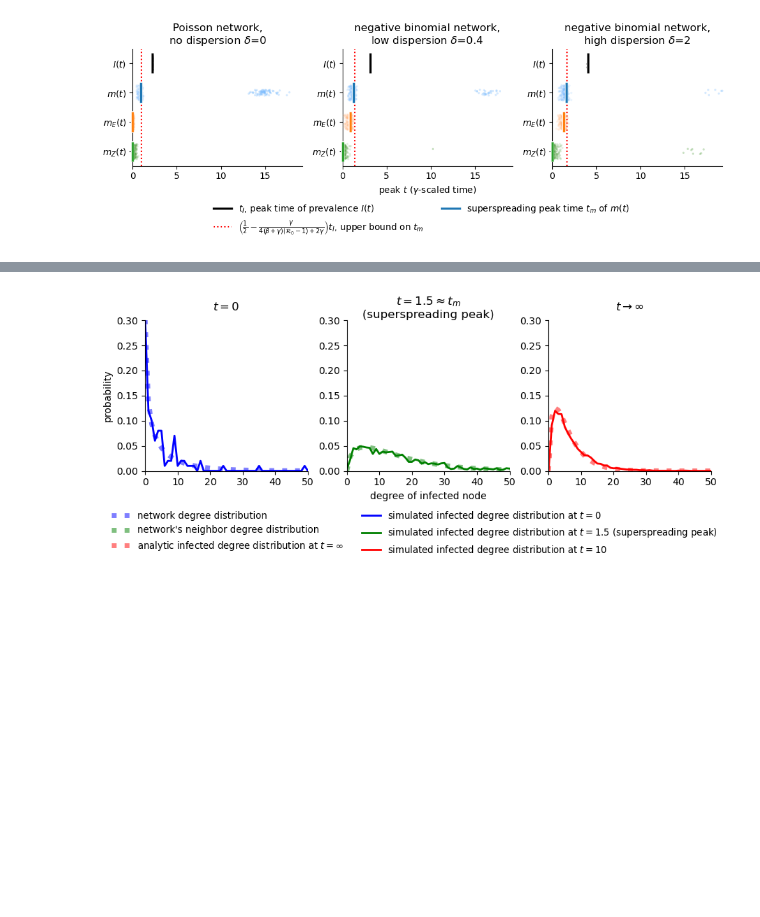
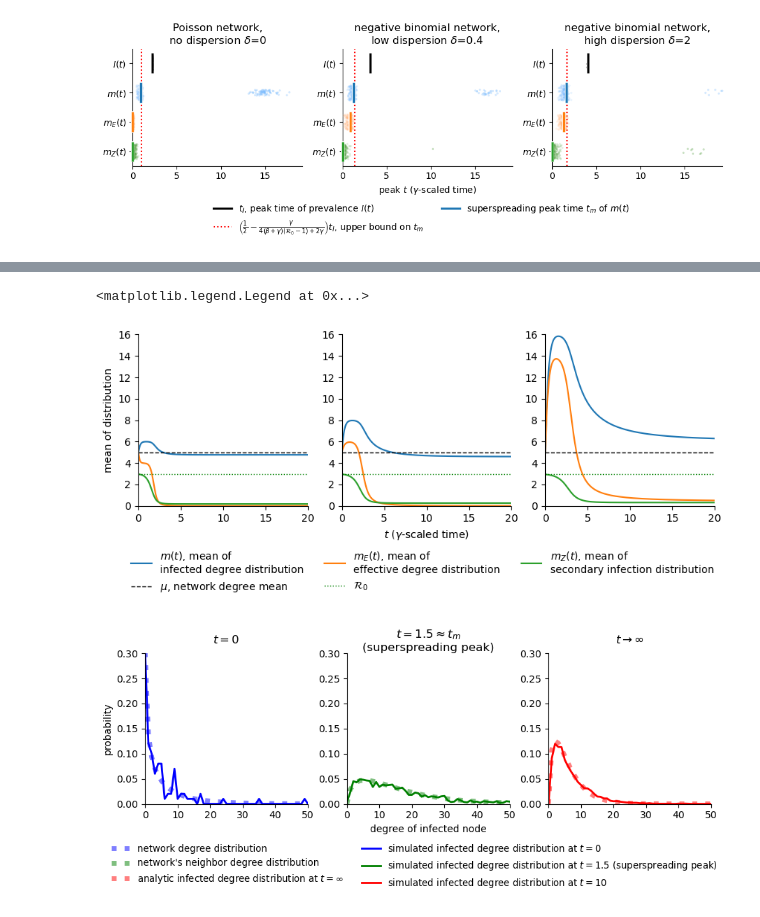
Before and after one commit to freedmanari/infected_degrees, a Jupyter notebook: network_epidemic.ipynb, the cells around one changed output, grey strips where cells are left out. Drawn from its saved outputs; the diff is of its cells as text; code cells hidden in the pictures; blank space fills up the shorter version.

```diff
--- a/network_epidemic.ipynb
+++ b/network_epidemic.ipynb
@@ -1189,3 +1194,57 @@ plt.legend(bbox_to_anchor=(.95, -.2), frameon=False, ncol=2)
+# %%
+fig, ax = plt.subplots(ncols=3)
+fig.set_figheight(3)
+fig.set_figwidth(10)
+
+ax[0].plot(ts_ode, odes_no_dispersion['m'],
+           label='$m(t)$, mean of\ninfected degree distribution')
+ax[0].plot(ts_ode, odes_no_dispersion['mE'],
+           label='$m_E(t)$, mean of\neffective degree distribution')
+ax[0].plot(xs, odes_no_dispersion['mZ'],
+           label='$m_Z(t)$, mean of\nsecondary infection distribution')
+ax[0].axhline(mu, color='black', linestyle='--', linewidth=1,
+              label=r'$\mu$, network degree mean')
+ax[0].axhline(R0, color='green', linestyle=':', linewidth=1,
+              label=r'$\mathcal{R}_0$')
+ax[0].spines['top'].set_visible(False)
+ax[0].spines['right'].set_visible(False)
+ax[0].set_ylabel('mean of distribution')
+ax[0].set_xlim(0,20)
+ax[0].set_ylim(-.05,16)
+ax[0].set_yticks(np.linspace(0,16,9))
+
+ax[1].plot(ts_ode, odes_low_dispersion['m'])
+ax[1].plot(ts_ode, odes_low_dispersion['mE'])
+ax[1].plot(xs, odes_low_dispersion['mZ'])
+ax[1].axhline(mu, color='black', linestyle='--', linewidth=1)
+ax[1].axhline(R0, color='green', linestyle=':', linewidth=1)
+ax[1].spines['top'].set_visible(False)
+ax[1].spines['right'].set_visible(False)
+ax[1].set_xlabel('$t$ ($\gamma$-scaled time)')
+ax[1].set_xlim(0,20)
+ax[1].set_ylim(-.05,16)
+ax[1].set_yticks(np.linspace(0,16,9))
+
+ax[2].plot(ts_ode, odes_high_dispersion['m'])
+ax[2].plot(ts_ode, odes_high_dispersion['mE'])
+ax[2].plot(xs, odes_high_dispersion['mZ'])
+ax[2].axhline(mu, color='black', linestyle='--', linewidth=1)
+ax[2].axhline(R0, color='green', linestyle=':', linewidth=1)
+ax[2].spines['top'].set_visible(False)
+ax[2].spines['right'].set_visible(False)
+ax[2].set_xlim(0,20)
+ax[2].set_ylim(-.05,16)
+ax[2].set_yticks(np.linspace(0,16,9))
+
+handles, labels = ax[0].get_legend_handles_labels()
+order = [0,3,1,4,2]
+plt.legend([handles[idx] for idx in order],[labels[idx] for idx in order],
+           bbox_to_anchor=(1.05, -.2), frameon=False, ncols=3)
+
+# plt.savefig('figures/means.pdf',bbox_inches='tight')
+# %% [output]
+<matplotlib.legend.Legend at 0x...>
+[figure, added]
 # %%
 initialize_high_dispersion()
 peak_time = 1.5
```
Also changed, not shown: parts of 1 cell of this notebook, 2 other files.
